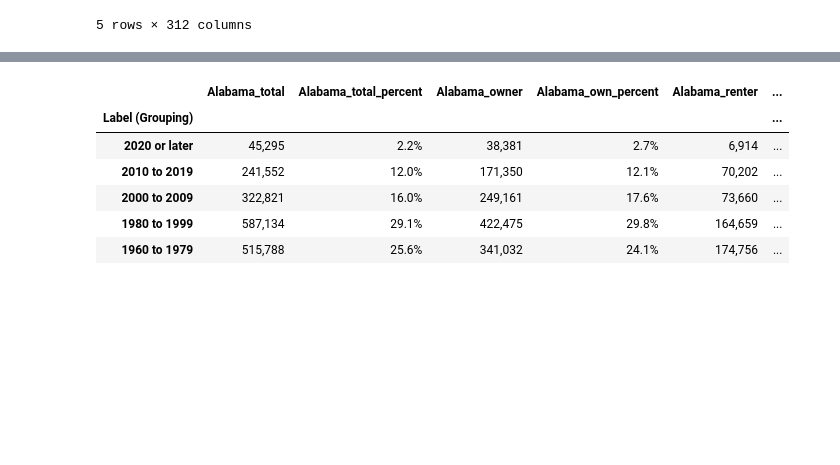
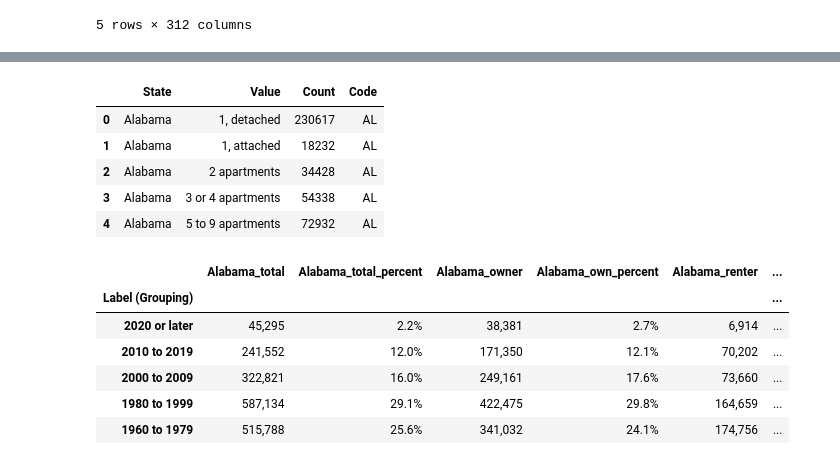
Before and after one commit to syaldram/RealEstate-vs-Demographics, a Jupyter notebook: house_char.ipynb, the cells around one changed output, grey strips where cells are left out. Cells and saved outputs as stored; diff of their text form; code cells hidden in the pictures; blank space fills up the shorter version.

```diff
--- a/house_char.ipynb
+++ b/house_char.ipynb
@@ -180,6 +180,15 @@ df_owner.head()
 | 2 | Alabama | 2 apartments | 1255 | AL |
 | 3 | Alabama | 3 or 4 apartments | 2986 | AL |
 | 4 | Alabama | 5 to 9 apartments | 2717 | AL |
+# %%
+df_renter.head()
+# %% [output]
+|  | State | Value | Count | Code |
+| 0 | Alabama | 1, detached | 230617 | AL |
+| 1 | Alabama | 1, attached | 18232 | AL |
+| 2 | Alabama | 2 apartments | 34428 | AL |
+| 3 | Alabama | 3 or 4 apartments | 54338 | AL |
+| 4 | Alabama | 5 to 9 apartments | 72932 | AL |
 # %%
 year_struc = house_char_data.iloc[[10,11,12,13,14,15,16]]
 year_struc.head()
```
Also changed, not shown: parts of 34 cells of this notebook, 5 other files.
